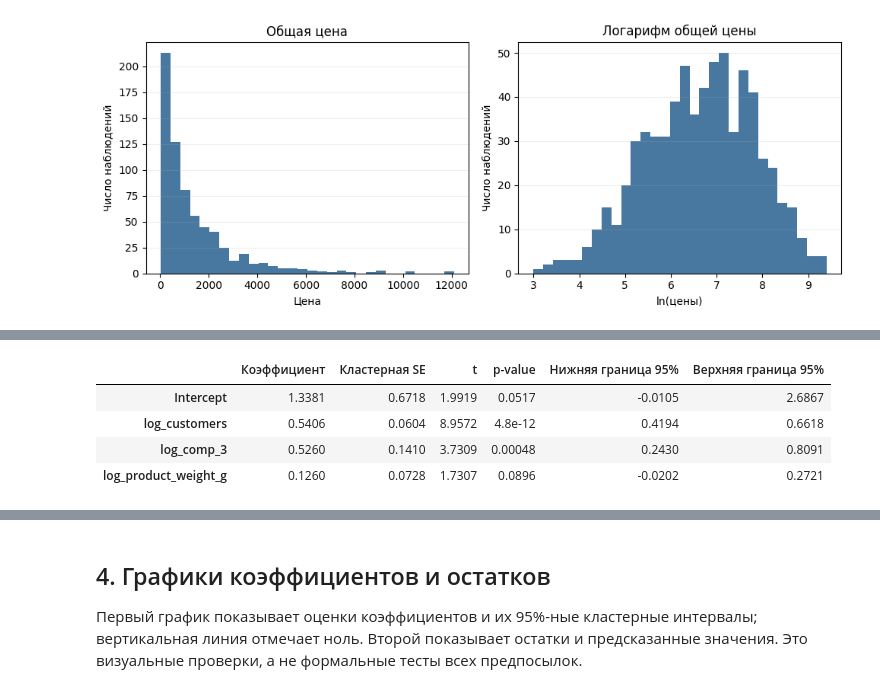
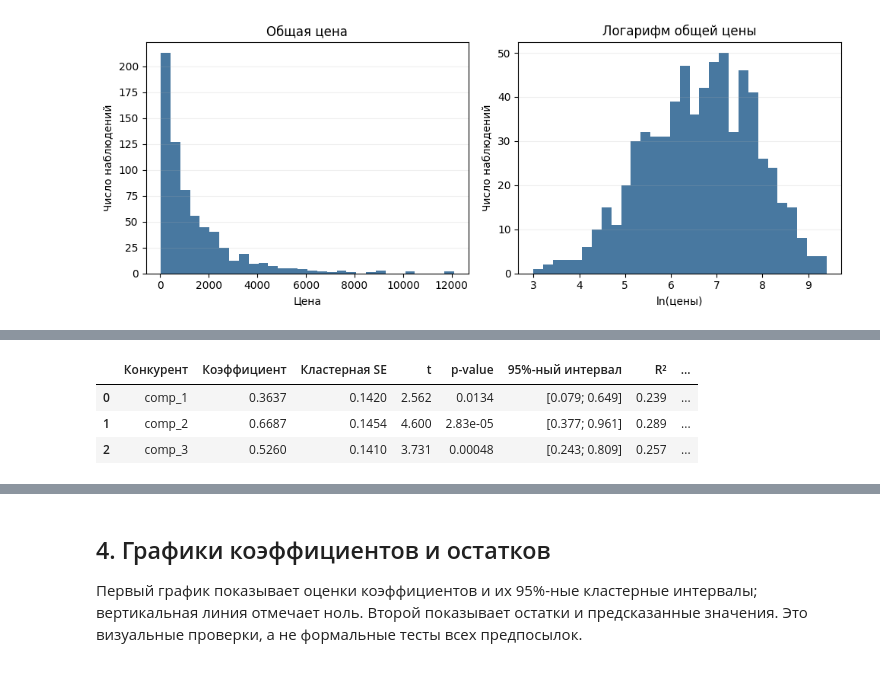
Before and after one commit to tushkanchek/scienceWork, a Jupyter notebook: science_work_simple.ipynb, the cells around one changed output, grey strips where cells are left out. Saved outputs shown, nothing was run; the diff lists cells and outputs as text; code cells hidden in the pictures.

```diff
--- a/science_work_simple.ipynb
+++ b/science_work_simple.ipynb
@@ -17,9 +17,9 @@ import pandas as pd
 import statsmodels.formula.api as smf
 
 data = pd.read_csv(Path('retail_price.csv'))
-columns = ['total_price', 'customers', 'comp_3', 'product_weight_g', 'product_id']
+columns = ['total_price', 'customers', 'comp_1', 'comp_2', 'comp_3', 'product_weight_g', 'product_id']
 model_data = data[columns].dropna().copy()
-numeric_columns = ['total_price', 'customers', 'comp_3', 'product_weight_g']
+numeric_columns = ['total_price', 'customers', 'comp_1', 'comp_2', 'comp_3', 'product_weight_g']
 assert (model_data[numeric_columns] > 0).all().all()
 
 for column in numeric_columns:
@@ -98,42 +100,82 @@ print(f'Максимальная парная корреляция по моду
 # %%
 product_groups = pd.factorize(model_data['product_id'])[0]
-formula = 'log_total_price ~ log_customers + log_comp_3 + log_product_weight_g'
+competitor_variables = ['comp_1', 'comp_2', 'comp_3']
+candidate_rows = []
+for competitor in competitor_variables:
+    candidate_formula = (
+        f'log_total_price ~ log_customers + log_{competitor} '
+        '+ log_product_weight_g'
+    )
+    candidate_ols = smf.ols(candidate_formula, data=model_data).fit()
+    candidate_cluster = candidate_ols.get_robustcov_results(
+        cov_type='cluster', groups=product_groups, use_correction=True,
+        df_correction=True, use_t=True,
+    )
+    coefficient_index = candidate_ols.model.exog_names.index(f'log_{competitor}')
+    candidate_interval = candidate_cluster.conf_int(alpha=0.05)[coefficient_index]
+    candidate_rows.append({
+        'Конкурент': competitor,
+        'Коэффициент': candidate_cluster.params[coefficient_index],
+        'Кластерная SE': candidate_cluster.bse[coefficient_index],
+        't': candidate_cluster.tvalues[coefficient_index],
+        'p-value': candidate_cluster.pvalues[coefficient_index],
+        '95%-ный интервал': f'[{candidate_interval[0]:.3f}; {candidate_interval[1]:.3f}]',
+        'R²': candidate_ols.rsquared,
+        'Скорректированный R²': candidate_ols.rsquared_adj,
+    })
+candidate_summary = pd.DataFrame(candidate_rows)
+candidate_summary_display = candidate_summary.copy()
+candidate_summary_display['p-value'] = candidate_summary['p-value'].map(lambda value: f'{value:.3g}')
+display(candidate_summary_display.round({'Коэффициент': 4, 'Кластерная SE': 4, 't': 3, 'R²': 3, 'Скорректированный R²': 3}))
+
+formula = (
+    'log_total_price ~ log_customers + log_comp_1 + log_comp_2 '
+    '+ log_comp_3 + log_product_weight_g'
+)
 ols_result = smf.ols(formula, data=model_data).fit()
 cluster_result = ols_result.get_robustcov_results(
-    cov_type='cluster',
-    groups=product_groups,
-    use_correction=True,
-    df_correction=True,
-    use_t=True,
+    cov_type='cluster', groups=product_groups, use_correction=True,
+    df_correction=True, use_t=True,
 )
-
-restriction = np.zeros((3, len(cluster_result.params)))
-restriction[:, 1:] = np.eye(3)
-joint_test = cluster_result.f_test(restriction)
-
 confidence_intervals = cluster_result.conf_int(alpha=0.05)
 results = pd.DataFrame({
     'Коэффициент': cluster_result.params,
     'Кластерная SE': cluster_result.bse,
     't': cluster_result.tvalues,
     'p-value': cluster_result.pvalues,
     'Нижняя граница 95%': confidence_intervals[:, 0],
     'Верхняя граница 95%': confidence_intervals[:, 1],
 }, index=ols_result.model.exog_names)
-results_display = results.round(4)
-results_display['p-value'] = results['p-value'].map(lambda value: f'{value:.3g}')
+result_order = ['log_customers', 'log_comp_1', 'log_comp_2', 'log_comp_3', 'log_product_weight_g']
+result_labels = ['Число покупателей', 'Цена конкурента 1', 'Цена конкурента 2', 'Цена конкурента 3', 'Вес товара']
+results_display = results.loc[result_order].copy()
+results_display.index = result_labels
+results_display = results_display.round(4)
+results_display['p-value'] = results.loc[result_order, 'p-value'].map(lambda value: f'{value:.3g}').to_numpy()
 display(results_display)
+
+competitor_restriction = np.zeros((3, len(cluster_result.params)))
+competitor_restriction[:, 2:5] = np.eye(3)
+competitor_test = cluster_result.f_test(competitor_restriction)
+model_restriction = np.zeros((5, len(cluster_result.params)))
+model_restriction[:, 1:] = np.eye(5)
+model_test = cluster_result.f_test(model_restriction)
+denominator_df = model_data.product_id.nunique() - 1
 print(
-    f'Совместный тест: F(3, {model_data.product_id.nunique() - 1}) = '
-    f'{float(np.asarray(joint_test.fvalue).squeeze()):.2f}, '
-    f'p-value = {float(np.asarray(joint_test.pvalue).squeeze()):.3g}'
+    f'Совместный тест цен конкурентов: F(3, {denominator_df}) = '
+    f'{float(np.asarray(competitor_test.fvalue).squeeze()):.2f}, '
+    f'p-value = {float(np.asarray(competitor_test.pvalue).squeeze()):.3g}'
+)
+print(
+    f'Тест модели в целом: F(5, {denominator_df}) = '
+    f'{float(np.asarray(model_test.fvalue).squeeze()):.2f}, '
+    f'p-value = {float(np.asarray(model_test.pvalue).squeeze()):.3g}'
 )
 print(f'R²: {ols_result.rsquared:.3f}')
 print(f'Скорректированный R²: {ols_result.rsquared_adj:.3f}')
-print(f'Число степеней свободы для кластерного t-критерия: {model_data.product_id.nunique() - 1}')
+print(f'Число степеней свободы для кластерного t-критерия: {denominator_df}')
 # %% [output]
-|  | Коэффициент | Кластерная SE | t | p-value | Нижняя граница 95% | Верхняя граница 95% |
-| Intercept | 1.3381 | 0.6718 | 1.9919 | 0.0517 | -0.0105 | 2.6867 |
-| log_customers | 0.5406 | 0.0604 | 8.9572 | 4.8e-12 | 0.4194 | 0.6618 |
-| log_comp_3 | 0.5260 | 0.1410 | 3.7309 | 0.00048 | 0.2430 | 0.8091 |
-| log_product_weight_g | 0.1260 | 0.0728 | 1.7307 | 0.0896 | -0.0202 | 0.2721 |
+|  | Конкурент | Коэффициент | Кластерная SE | t | p-value | 95%-ный интервал | R² | ... |
+| 0 | comp_1 | 0.3637 | 0.1420 | 2.562 | 0.0134 | [0.079; 0.649] | 0.239 | ... |
+| 1 | comp_2 | 0.6687 | 0.1454 | 4.600 | 2.83e-05 | [0.377; 0.961] | 0.289 | ... |
+| 2 | comp_3 | 0.5260 | 0.1410 | 3.731 | 0.00048 | [0.243; 0.809] | 0.257 | ... |
```
Also changed, not shown: parts of 10 cells of this notebook, 11 other files.
